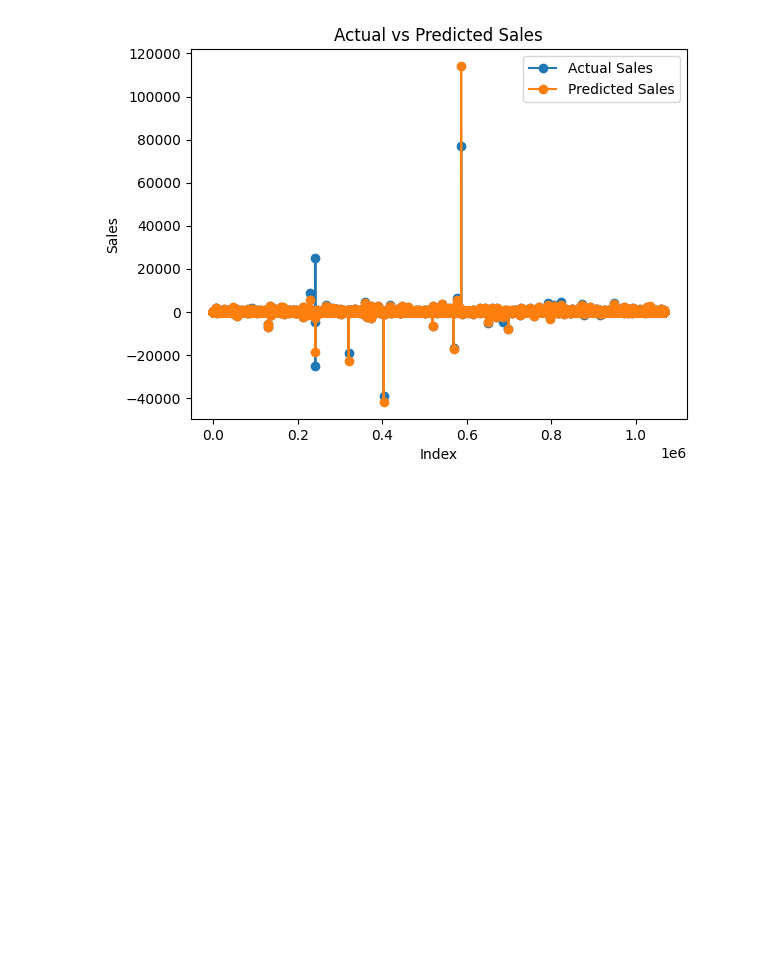
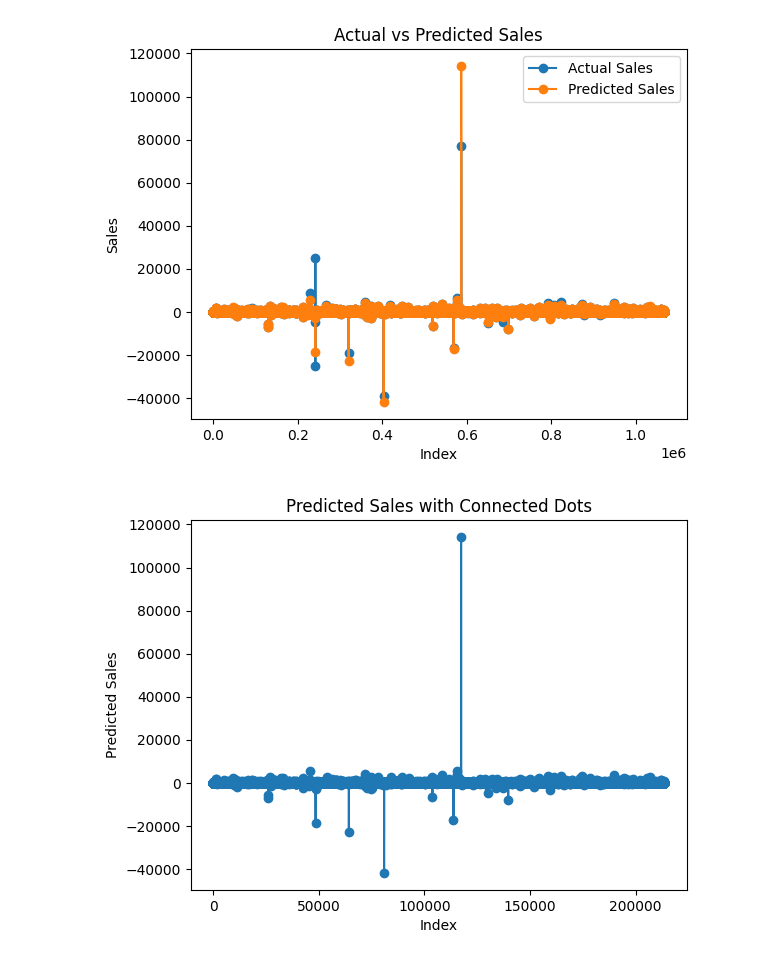
Before and after one commit to Wriath18/Data_Analysis_Retail, a Jupyter notebook: Goal_2.ipynb, the cells around one changed output. Saved outputs shown, nothing was run; the diff lists cells and outputs as text; code cells hidden in the pictures; blank space fills up the shorter version.

```diff
--- a/model.ipynb
+++ b/Goal_2.ipynb
@@ -145,3 +160,18 @@ plt.legend()
 plt.show()
 # %% [output]
 [figure]
+# %%
+import matplotlib.pyplot as plt
+
+
+sorted_indices = X_test.index.argsort()
+sorted_y_predictions = y_predictions[sorted_indices]
+
+plt.plot(sorted_y_predictions, marker='o', linestyle='-')
+plt.xlabel('Index')
+plt.ylabel('Predicted Sales')
+plt.title('Predicted Sales with Connected Dots')
+
+plt.show()
+# %% [output]
+[figure, added]
```
Also changed, not shown: parts of 10 cells of this notebook, 2 other files.
